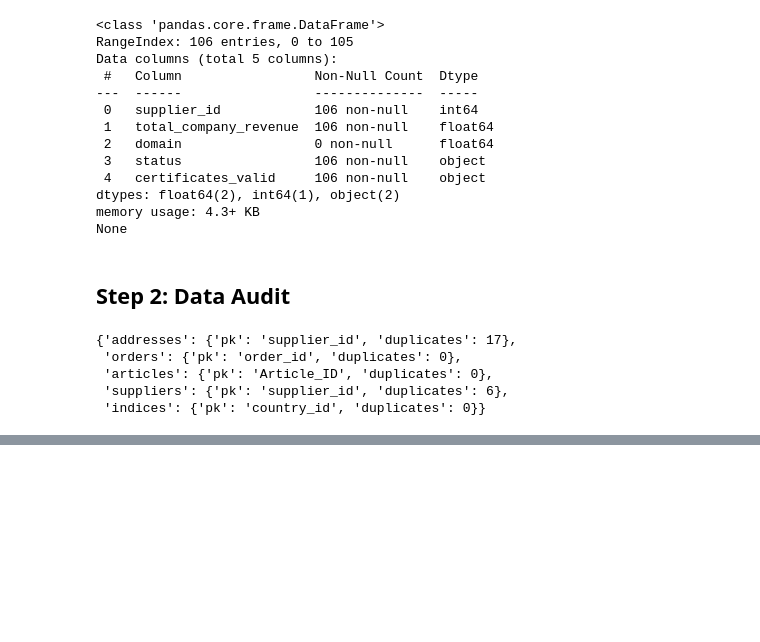
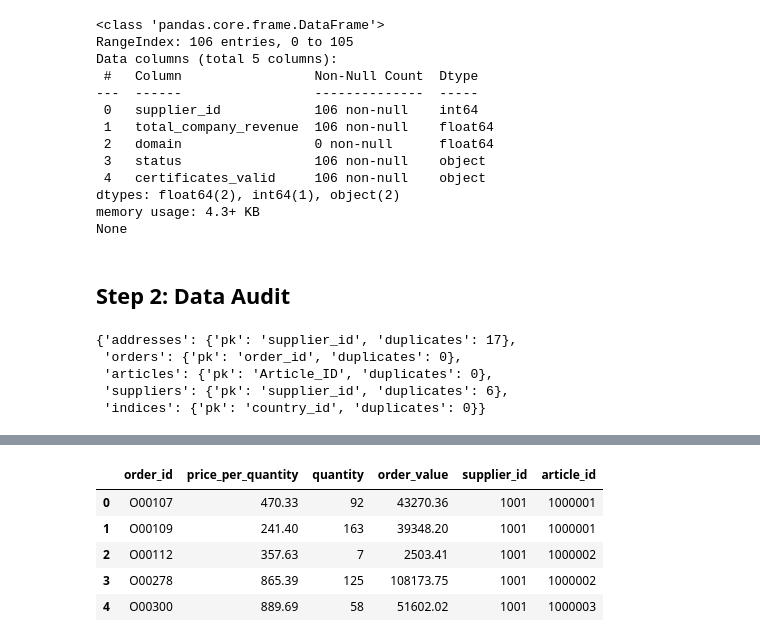
Before and after one commit to AnnaGhost2713/data-engineering-challenge, a Jupyter notebook: notebooks/01_supplier_risk_mvp.ipynb, the cells around one changed output, grey strips where cells are left out. Drawn from its saved outputs; the diff is of its cells as text; code cells hidden in the pictures; blank space fills up the shorter version.

```diff
--- a/notebooks/01_supplier_risk_mvp.ipynb
+++ b/notebooks/01_supplier_risk_mvp.ipynb
@@ -218,0 +357,79 @@ KeyError: 'Article_ID'
+# %%
+dfs_clean = deepcopy(dfs)  # Work on a copy so we preserve raw data for reference
+
+# 1) Fix column name typo in indices
+if "enivronmental_risk" in dfs_clean["indices"].columns:
+    dfs_clean["indices"] = dfs_clean["indices"].rename(columns={"enivronmental_risk": "environmental_risk"})
+
+# 2) Lowercase column names for articles df to match other datasets
+art = dfs_clean["articles"]                      # alias to avoid chained assignment warnings
+art.columns = [c.strip().lower() for c in art.columns]
+
+# 3) Standardize string categorical fields (lowercase → strip → title-case where relevant)
+## Industry – lowercase, strip spaces for grouping
+dfs_clean["articles"]["industry"] = dfs_clean["articles"]["industry"].str.strip().str.lower()
+
+## Country – lowercase → strip → title-case for display
+dfs_clean["addresses"]["country"] = (
+    dfs_clean["addresses"]["country"]
+    .str.strip()
+    .str.lower()
+    .str.title()
+)
+
+# Map to ISO3 codes for joining with indices
+def country_to_iso3(name):
+    try:
+        return pycountry.countries.lookup(name).alpha_3
+    except LookupError:
+        return None
+
+dfs_clean["addresses"]["country_iso3"] = dfs_clean["addresses"]["country"].apply(country_to_iso3)
+
+# 4) Deduplicate primary keys where possible
+## suppliers – keep first occurrence
+dfs_clean["suppliers"] = dfs_clean["suppliers"].drop_duplicates(subset=["supplier_id"], keep="first")
+
+
+# # 5) Fix referential integrity issues (string ↔ int mismatches)
+# ARTICLES: clean all object columns, then (optionally) coerce article_id to numeric
+for col in art.select_dtypes(include="object").columns:
+    art[col] = art[col].astype(str).str.strip().str.replace('"', '', regex=False)
+art["article_id"] = pd.to_numeric(art["article_id"], errors="ignore")
+
+# ORDERS: clean article_id and supplier_id so they can match other tables
+ord_ = dfs_clean["orders"]
+for col in ["article_id", "supplier_id"]:
+    ord_[col] = ord_[col].astype(str).str.strip().str.replace('"', '', regex=False)
+ord_[["article_id","supplier_id"]] = ord_[["article_id","supplier_id"]].apply(
+    pd.to_numeric, errors="ignore"
+)
+
+# SUPPLIERS: normalize supplier_id
+sup = dfs_clean["suppliers"]
+sup["supplier_id"] = sup["supplier_id"].astype(str).str.strip().str.replace('"', '', regex=False)
+sup["supplier_id"] = pd.to_numeric(sup["supplier_id"], errors="ignore")
+
+# ADDRESSES: keep supplier_id consistent with suppliers/orders
+addr = dfs_clean["addresses"]
+addr["supplier_id"] = addr["supplier_id"].astype(str).str.strip().str.replace('"', '', regex=False)
+addr["supplier_id"] = pd.to_numeric(addr["supplier_id"], errors="ignore")
+
+
+
+# Preview the first 5 rows of each dataset and basic structure info
+for name, df in dfs_clean.items():
+    print(f"\n--- {name.upper()} ---")
+    display(df.head(5))
+    print(df.info())
+
+
+# --- Quick validation after cleaning ---
+print("\n[Validation] Referential integrity after type fixes:")
+ri_check = {
+    "orders->articles": (~dfs_clean["orders"]["article_id"].isin(dfs_clean["articles"]["article_id"])).mean(),
+    "orders->suppliers": (~dfs_clean["orders"]["supplier_id"].isin(dfs_clean["suppliers"]["supplier_id"])).mean(),
+    "addresses->suppliers": (~dfs_clean["addresses"]["supplier_id"].isin(dfs_clean["suppliers"]["supplier_id"])).mean(),
+}
+{k: round(v*100, 2) for k, v in ri_check.items()}
+# %% [output]
@@ -218,0 +494,6 @@ KeyError: 'Article_ID'
+|  | order_id | price_per_quantity | quantity | order_value | supplier_id | article_id |
+| 0 | O00107 | 470.33 | 92 | 43270.36 | 1001 | 1000001 |
+| 1 | O00109 | 241.40 | 163 | 39348.20 | 1001 | 1000001 |
+| 2 | O00112 | 357.63 | 7 | 2503.41 | 1001 | 1000002 |
+| 3 | O00278 | 865.39 | 125 | 108173.75 | 1001 | 1000002 |
+| 4 | O00300 | 889.69 | 58 | 51602.02 | 1001 | 1000003 |
```
Also changed, not shown: parts of 21 cells of this notebook.
